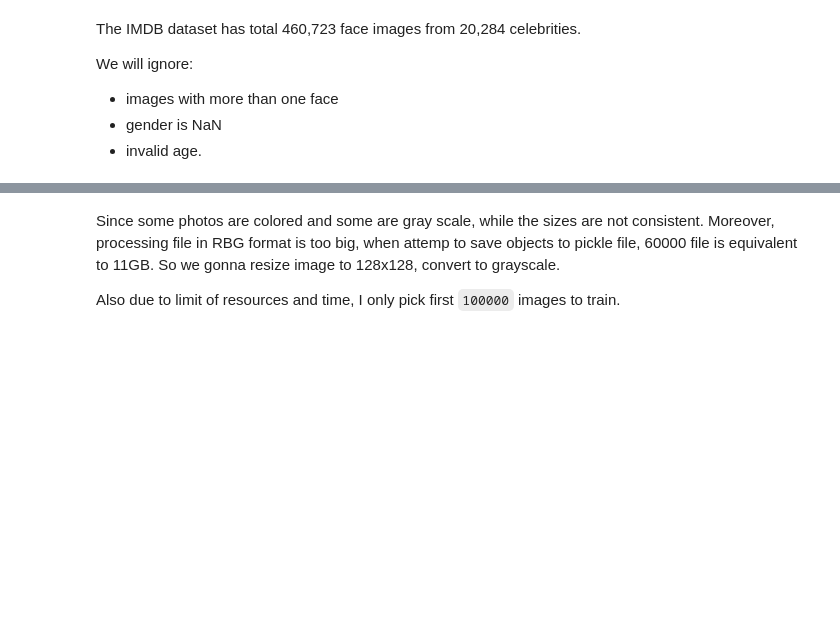
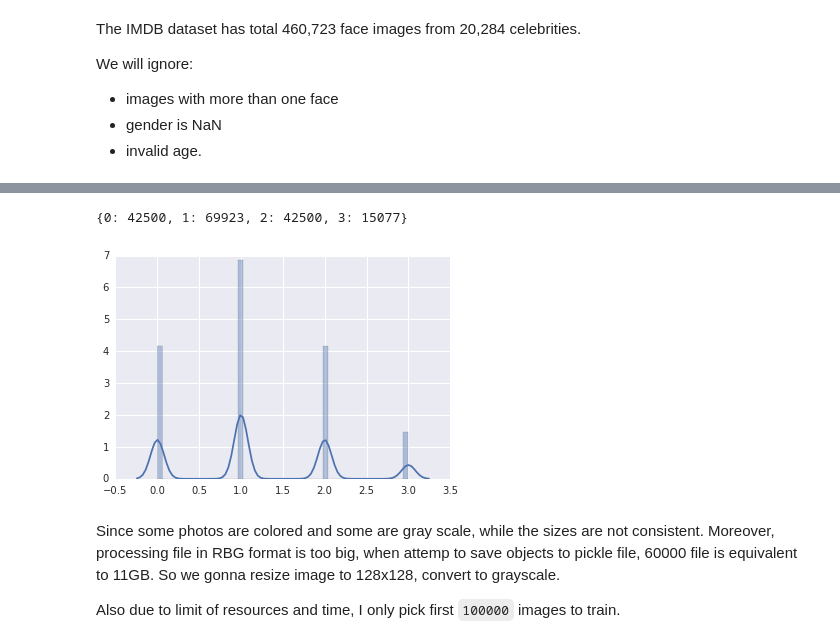
Before and after one commit to truongnmt/multi-task-learning, a Jupyter notebook: imdb-preprocess.ipynb, the cells around one changed output, grey strips where cells are left out. Cells and saved outputs as stored; diff of their text form; code cells hidden in the pictures; blank space fills up the shorter version.

```diff
--- a/imdb-preprocess.ipynb
+++ b/imdb-preprocess.ipynb
@@ -16,9 +16,16 @@ import datetime
 import matplotlib.image as plt
 from IPython.display import Image, display
 from skimage.transform import resize
+%matplotlib inline
+import numpy as np
+import pandas as pd
+from scipy import stats, integrate
+import matplotlib.pyplot as plt
+import seaborn as sns
+sns.set(color_codes=True)
 
-IMG_DIR = r'/home/ubuntu/coding/cnn/datasets/imdb_crop'
-MAT_FILE = r'/home/ubuntu/coding/cnn/datasets/imdb_crop/imdb.mat'
+IMG_DIR = r'/Users/truongnm/coding/cnn/datasets/imdb_crop'
+MAT_FILE = r'/Users/truongnm/coding/cnn/datasets/imdb_crop/imdb.mat'
 
 img_depth = 1
 img_size = 128
@@ -80,15 +87,34 @@ raw_sface = imdb_dict['second_face_score']
 age = []
 gender = []
 imgs = []
+current_age = {0:0, 1:0, 2:0, 3:0}
 for i, sface in enumerate(raw_sface):
-    if i%200000==0:
+    if i%50000==0:
         print("Processing {0} of {1}".format(i,len(raw_sface)))
 #         display(Image(filename=raw_path[i]))
-        print("Second face score: {}".format(sface), end=" ")
-        print("Age: {}".format(raw_age[i]), end=" ")
+        print("Second face score: {}".format(sface))
+        print("Age: {}".format(raw_age[i]))
         print("Gender: {}".format(raw_gender[i]))
     if np.isnan(sface) and raw_age[i] >= 0 and not np.isnan(raw_gender[i]):
-        age.append(raw_age[i])
+        age_tmp = 0;
+        if len(age) == 170000:
+            break
+        if raw_age[i] < 30 and current_age[0] < 42500:
+            current_age[0] += 1
+            age_tmp = 0
+        elif raw_age[i] <= 45 and current_age[1] < 69923:
+            current_age[1] += 1
+            age_tmp = 1
+        elif raw_age[i] < 60 and current_age[2] < 42500:
+            current_age[2] += 1
+            age_tmp = 2
+        elif raw_age[i] >= 60 and current_age[3] < 42500:
+            current_age[3] += 1
+            age_tmp = 3
+        else:
+            print("Weired   I: {0} - Age: {1}".format(i,raw_age[i]))
+            continue
+        age.append(age_tmp)
         gender.append(raw_gender[i])
         imgs.append(raw_path[i])
 # %% [output]
@@ -100,0 +138,7 @@ Second face score: nan Age: 27 Gender: 0.0
+# %%
+print(current_age)
+sns.distplot(age);
+# current_age
+# %% [output]
+{0: 42500, 1: 69923, 2: 42500, 3: 15077}
+[figure, added]
```
Also changed, not shown: parts of 2 cells of this notebook.
